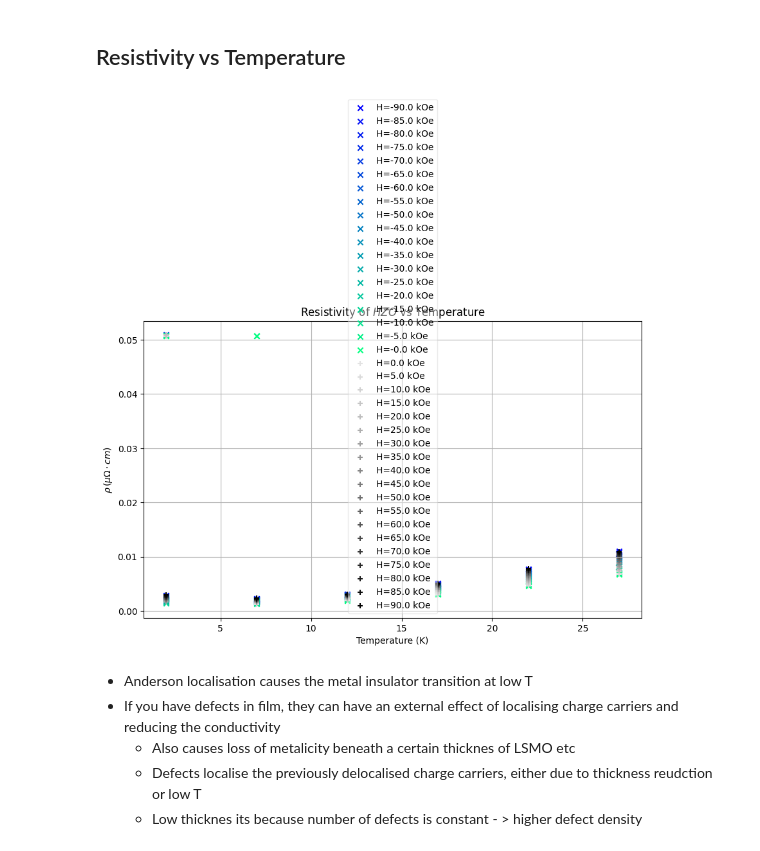
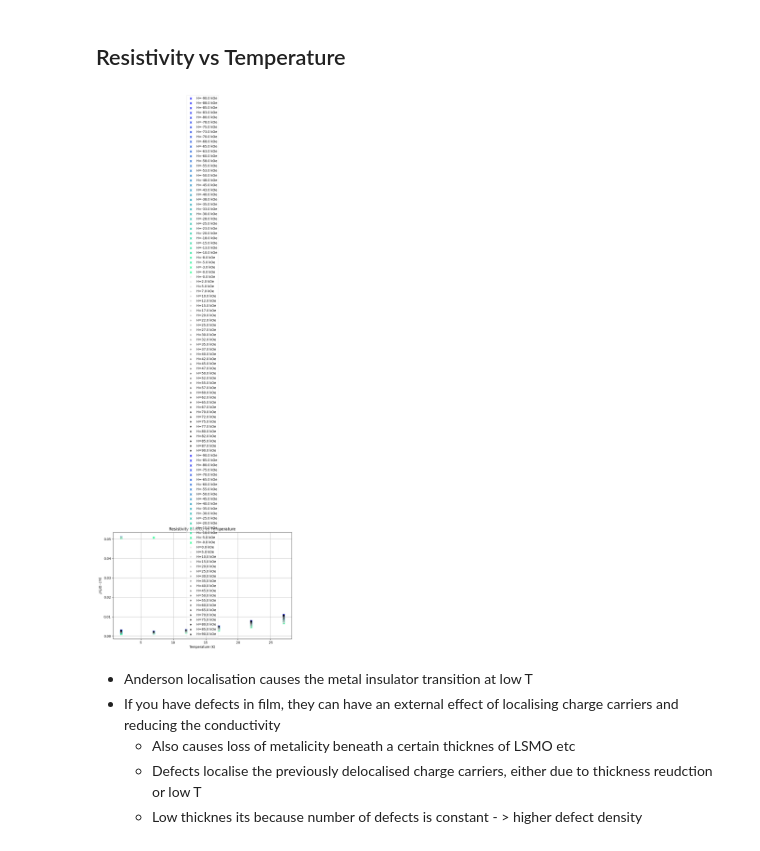
Before and after one commit to hc3413/Electronic_properties_of_thin_films, a Jupyter notebook: Analysis.ipynb, the cells around one changed output. Cells and saved outputs as stored; diff of their text form; code cells hidden in the pictures.

```diff
--- a/Analysis.ipynb
+++ b/Analysis.ipynb
@@ -190,13 +251,14 @@ This is a good check for any systematic errors
 fig2 = plt.figure(figsize=(10, 6))
 ax = fig2.add_subplot(111)  # Create a single subplot
 
+#loop over the data sets
+for j in range(len(data_import_np)):
 
-# Plot R_sheet_A vs Temp
-ax.scatter(res_data[:,0], res_data[:,2]* 1e8 , marker='s', color='r', label = r'($\rho_A$)')
+    # Plot R_sheet_A vs Temp
+    ax.scatter(res_data[j][:,0], res_data[j][:,2]* 1e8 , marker='s', color='r', label = r'($\rho_A$)')
 
-# Plot R_sheet_B vs Temp
-ax.scatter(res_data[:,0], res_data[:,3]* 1e8 , marker='^', color='g', label = r'($\rho_B$)')
-
+    # Plot R_sheet_B vs Temp
+    ax.scatter(res_data[j][:,0], res_data[j][:,3]* 1e8 , marker='^', color='g', label = r'($\rho_B$)')
 
 # Set labels and title
 ax.set_xlabel('Temperature (K)')
@@ -221,46 +283,49 @@ if plot_data == True:
 # %%
 # Create a figure and axis
 fig3 = plt.figure(figsize=(10, 6))
 ax = fig3.add_subplot(111)  # Create a single subplot
 
-#c_val = plt.cm.jet(np.linspace(0,1,num_field_points))
-# Generating one set of colors for increasing positive field and one set for decreasing negative field
-# higher field is brighter color in both cases
-cmap1 = plt.get_cmap('winter')(np.linspace(0, 1, int(ctf[5] / 2)))
-cmap2 = plt.get_cmap('Greys')(np.linspace(0.2, 1, int(ctf[5] / 2)))
-c_val = np.vstack((cmap1, cmap2))
-
-# Create separate marker arrays for positive and negative fields stiched together
-markers = ['x'] * int(ctf[5] / 2) + ['+'] * int(ctf[5] / 2)
 
 
-for k in range(ctf[5]):
-    # Plot rho_film vs Temp
-    ax.scatter(res_data[k::ctf[5],0], res_data[k::ctf[5],4] * 1e8, marker=markers[k], color=c_val[k], label = f'H={np.round(res_data[k,1]*10,decimals=0)} kOe')
+#loop over the data sets
+for j in range(len(data_import_np)):
+    #c_val = plt.cm.jet(np.linspace(0,1,num_field_points))
+    # Generating one set of colors for increasing positive field and one set for decreasing negative field
+    # higher field is brighter color in both cases
+    cmap1 = plt.get_cmap('winter')(np.linspace(0, 1, int(ctf[j][5] / 2)))
+    cmap2 = plt.get_cmap('Greys')(np.linspace(0.2, 1, int(ctf[j][5] / 2)))
+    c_val = np.vstack((cmap1, cmap2))
+
+    # Create separate marker arrays for positive and negative fields stiched together
+    markers = ['x'] * int(ctf[j][5] / 2) + ['+'] * int(ctf[j][5] / 2)
+
+    for k in range(ctf[j][5]):
+        # Plot rho_film vs Temp
+        ax.scatter(res_data[j][k::ctf[j][5],0], res_data[j][k::ctf[j][5],4] * 1e8, marker=markers[k], color=c_val[k], label = f'H={np.round(res_data[j][k,1]*10,decimals=0)} kOe')
 
 # Set labels and title
 ax.set_xlabel('Temperature (K)')
 ax.set_ylabel(r'$\rho\,(\mu \Omega \cdot cm)$')
-ax.set_title(f'Resistivity of {material_title} vs Temperature')
+ax.set_title(f'Resistivity of {material_title[j]} vs Temperature')
 # ax.set_xlim(0,100)
 #ax.set_ylim(0,15)
 
 # Add a grid
 ax.grid(True)
 
 # Add a legend
 ax.legend(loc = 'best', framealpha=0.4)
 
 # ax.set_xlim(200, 250)
 #ax.set_ylim(0, 0.09)
 
 # Show the plot
 plt.show()
 
 if plot_data == True:
     fig3.savefig(Path(path_out).joinpath(f'{plot_string}_rho_xx_vs_temperature.{fig_format}'), dpi=300, bbox_inches='tight', transparent=plot_transparency)
 # %% [output]
-[figure, old version]
+[figure, new version]
 # %% [markdown]
 - Anderson localisation causes the metal insulator transition at low T
 - If you have defects in film, they can have an external effect of localising charge carriers and reducing the conductivity
```
Also changed, not shown: parts of 23 cells of this notebook, 1 other file.
